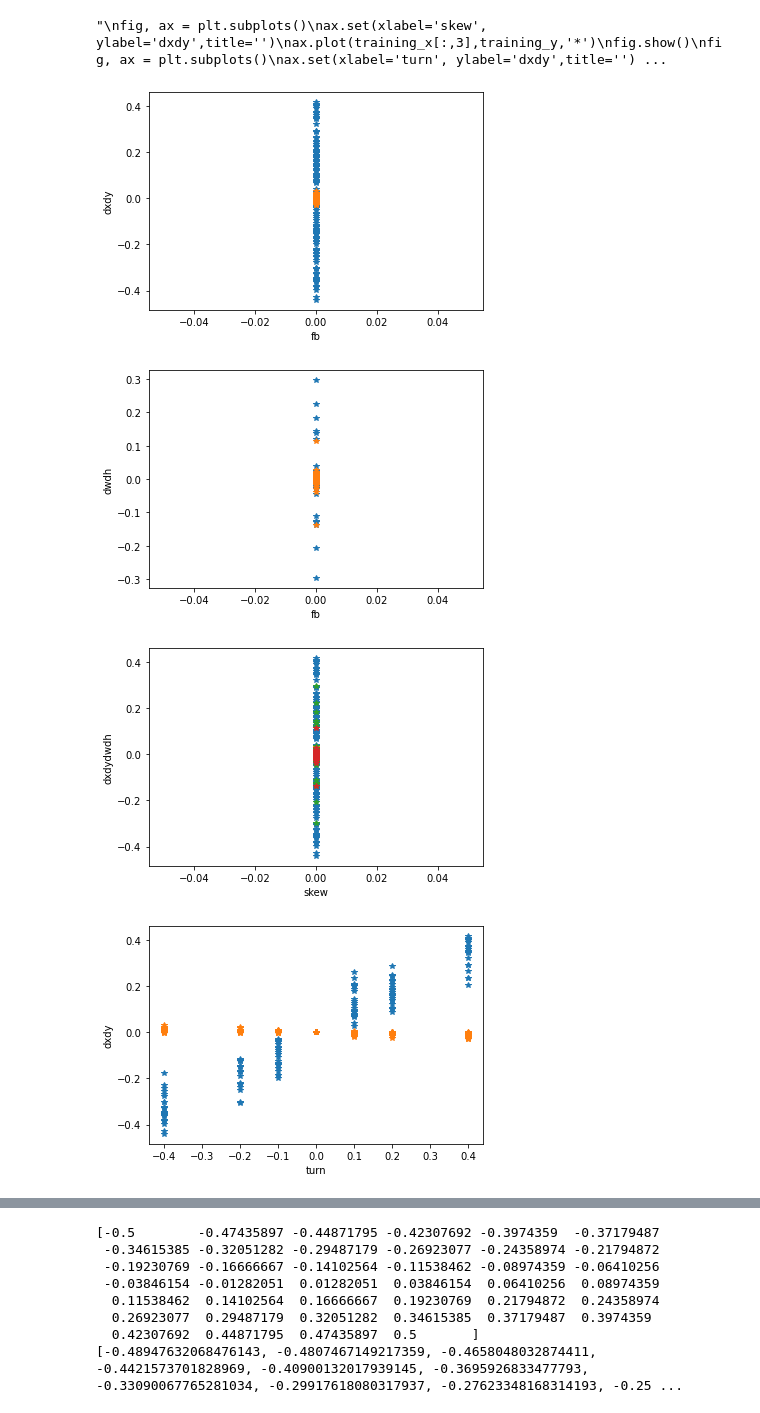
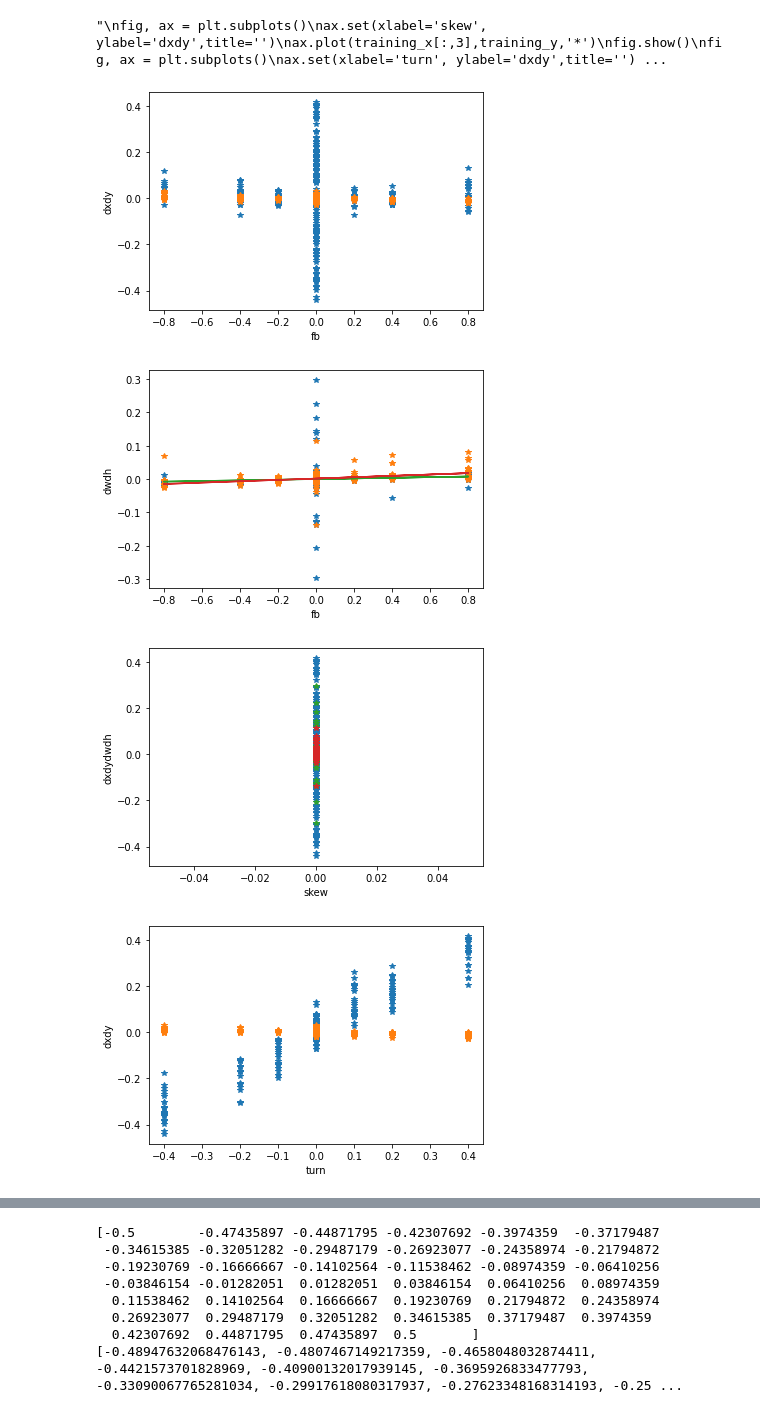
Before and after one commit to grybka/gratbot, a Jupyter notebook: theo_chaser/offline_training/train_object_motion_mk2.ipynb, the cells around one changed output, grey strips where cells are left out. Saved outputs shown, nothing was run; the diff lists cells and outputs as text; code cells hidden in the pictures.

```diff
--- a/theo_chaser/offline_training/train_object_motion_mk2.ipynb
+++ b/theo_chaser/offline_training/train_object_motion_mk2.ipynb
@@ -12,9 +12,9 @@ data_toload.append( [data_loc+"turning_1m_action_log.txt",data_loc+"turning_1m_o
 data_toload.append( [data_loc+"turning_2m_action_log.txt",data_loc+"turning_2m_object_log.txt" ] )
 data_toload.append( [data_loc+"turning_0.6m_action_log.txt",data_loc+"turning_0.6m_object_log.txt" ] )
 
-#data_toload.append( [data_loc+"forback_left_action.txt",data_loc+"forback_left_object.txt" ] )
-#data_toload.append( [data_loc+"forback_right_action.txt",data_loc+"forback_right_object.txt" ] )
-#data_toload.append( [data_loc+"forback_align_action.txt",data_loc+"forback_align_object.txt" ] )
+data_toload.append( [data_loc+"forback_left_action.txt",data_loc+"forback_left_object.txt" ] )
+data_toload.append( [data_loc+"forback_right_action.txt",data_loc+"forback_right_object.txt" ] )
+data_toload.append( [data_loc+"forback_align_action.txt",data_loc+"forback_align_object.txt" ] )
 
 
 object_target="stop_sign"
@@ -169,11 +174,11 @@ for sdataset in scoured_datasets:
     cut_action.extend(sdataset[2])
 
 #add some no actions
-for myb in np.linspace(-1,1,10):
-    for mym in np.linspace(-1,1,10):
-        cut_before_state.append( np.array([myb,mym,0.1,0.1]) )
-        cut_after_state.append(  np.array([myb,mym,0.1,0.1]) )
-        cut_action.append( np.array( [0,0,0]))
+#for myb in np.linspace(-1,1,10):
+#    for mym in np.linspace(-1,1,10):
+#        cut_before_state.append( np.array([myb,mym,0.1,0.1]) )
+#        cut_after_state.append(  np.array([myb,mym,0.1,0.1]) )
+#        cut_action.append( np.array( [0,0,0]))
 
 delta_state=[]
 for i in range(len(cut_before_state)):
@@ -268,5 +274,5 @@ no good fit
 "\nfig, ax = plt.subplots()\nax.set(xlabel='skew', ylabel='dxdy',title='')\nax.plot(training_x[:,3],training_y,'*')\nfig.show()\nfig, ax = plt.subplots()\nax.set(xlabel='turn', ylabel='dxdy',title='') ...
-[figure, old version]
+[figure, new version]
-[figure, old version]
+[figure, new version]
-[figure, old version]
+[figure, new version]
-[figure, old version]
+[figure, new version]
```
Also changed, not shown: parts of 9 cells of this notebook.
